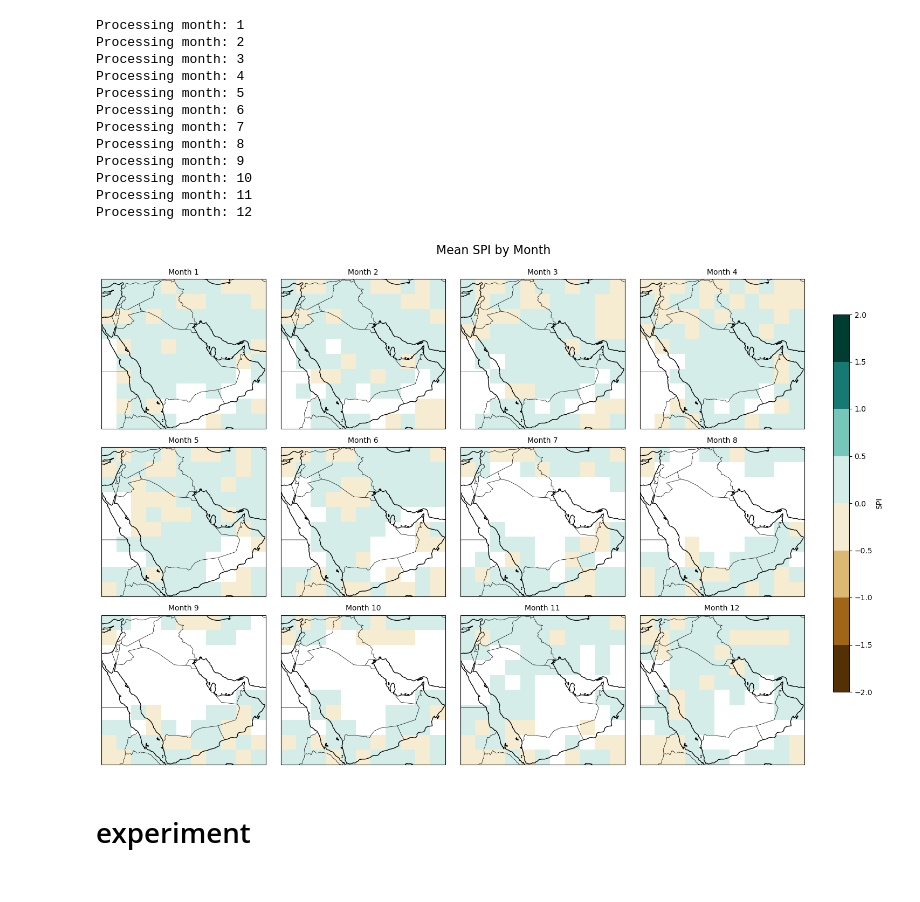
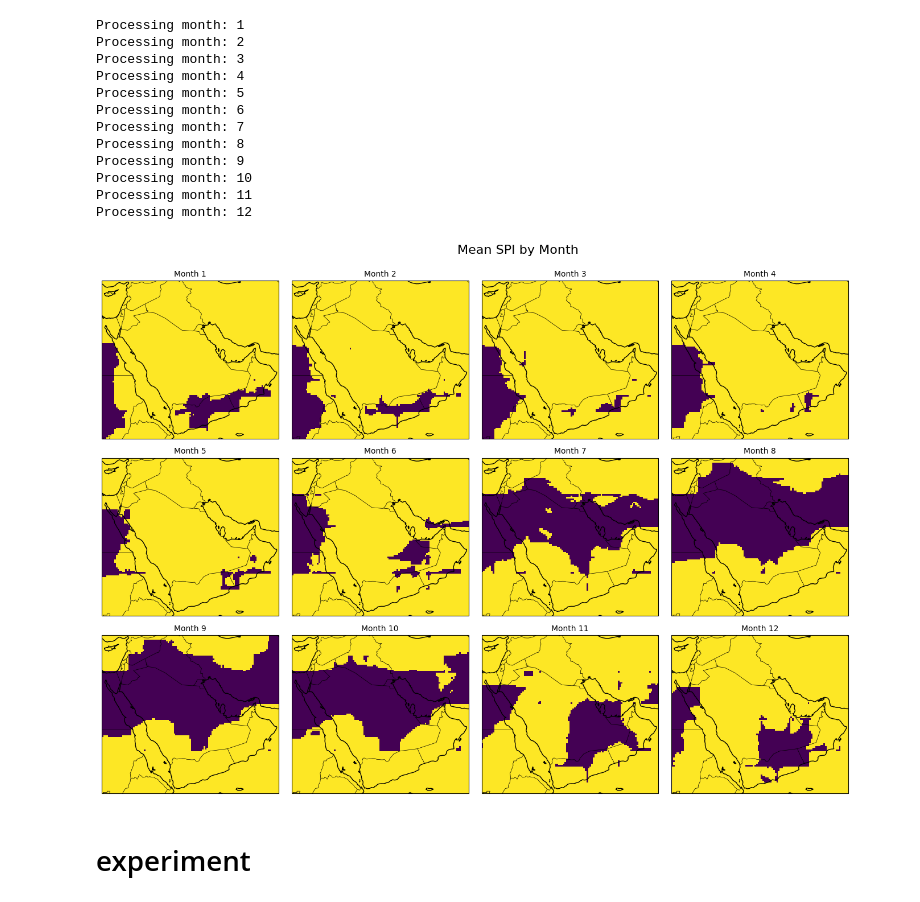
Before and after one commit to emileDesmaili/KAUSTgithub, a Jupyter notebook: custom_spi_3m_CMAP.ipynb, the cells around one changed output. Drawn from its saved outputs; the diff is of its cells as text; code cells hidden in the pictures.

```diff
--- a/custom_spi_3m_CMAP.ipynb
+++ b/custom_spi_3m_CMAP.ipynb
@@ -26,0 +46,11 @@ data = data.isel(T=slice(2, None))
+# %%
+target_grid = xr.open_dataset('data/spi03.nc', decode_times=True)
+
+#rename lat and lon to match the data
+target_grid = target_grid.rename({'latitude':'Y', 'longitude':'X'})
+target_grid = target_grid.sel(X = slice(32, 60), Y = slice(37, 12))
+
+#regrid the data
+data_regrid = data.regrid.linear(target_grid)
+#replace all negative values with 0
+data_regrid['precip'] = data_regrid['precip'].where(data_regrid['precip'] > 0, 0)
@@ -27,2 +62,6 @@ data = data.isel(T=slice(2, None))
+# %%
+#create variable that is the rolling sum of the past 3 months
+data_regrid['rolling_sum'] = data_regrid['precip'] + data_regrid['precip'].shift(T=1) + data_regrid['precip'].shift(T=2)
+data_regrid = data_regrid.isel(T=slice(2, None))
 # %%
 #count the number of negative values
@@ -30,15 +69,15 @@ print('Number of negative values:', data['rolling_sum'].where(data['rolling_sum'
 # %% [output]
 Number of negative values: 0
 # %%
-x_range = data['rolling_sum'].X.values
-y_range = data['rolling_sum'].Y.values
+x_range = data_regrid['rolling_sum'].X.values
+y_range = data_regrid['rolling_sum'].Y.values
 spi_list = []
 
 for month in range(1, 13):
     print(f"Processing month: {month}")
     #3month window modulo 12
     # months = [(month - i) % 12 if (month - i) % 12 != 0 else 12 for i in range(3)]
-    data_month = data['rolling_sum'].sel(T=data['T.month']==month)
+    data_month = data_regrid['rolling_sum'].sel(T=data_regrid['T.month']==month)
 
     T_size = len(data_month['T'])
     spi_storage = np.full((T_size, len(y_range), len(x_range)), np.nan)  # Pre-fill with NaNs
@@ -100,45 +139,47 @@ import matplotlib.pyplot as plt
 
 # Calculate monthly mean SPI
 spi_monthly_means = spi.groupby('T.month').mean(dim='T')
+#turn into boolean 1 if not nan, 0 if nan
+spi_monthly_means = spi_monthly_means.notnull().astype(int)
 
 # Create a faceted plot with Cartopy projection
 proj = ccrs.PlateCarree()
 fig, axes = plt.subplots(
     3, 4,  # 3 rows, 4 columns for the 12 months
     subplot_kw={'projection': proj},
     figsize=(15, 10)
 )
 axes = axes.flatten()
 
 # Loop through months and axes
 for i, (month, ax) in enumerate(zip(spi_monthly_means.month.values, axes)):
     ax.coastlines()
     ax.add_feature(cfeature.BORDERS, linewidth=0.5)
     ax.add_feature(cfeature.STATES, linewidth=0.3)
 
     # Plot mean SPI for the current month
     spi_monthly_means.sel(month=month).plot(
         ax=ax,
         transform=proj,
-        levels = [-2,-1.5,-1,-0.5,0,0.5,1,1.5,2],
-        cmap='BrBG',
+        #levels = [-2,-1.5,-1,-0.5,0,0.5,1,1.5,2],
+        #cmap='BrBG',
         add_colorbar=False,  # Disable individual colorbars
     )
     ax.set_title(f'Month {month}', fontsize=10)
 
-# Add a shared colorbar
-cbar_ax = fig.add_axes([0.92, 0.15, 0.02, 0.7])  # [left, bottom, width, height]
-plt.colorbar(
-    axes[0].collections[0],  # Use the first plot's QuadMesh for the colorbar
-    cax=cbar_ax,
-    label='SPI'
-)
+# # Add a shared colorbar
+# cbar_ax = fig.add_axes([0.92, 0.15, 0.02, 0.7])  # [left, bottom, width, height]
+# plt.colorbar(
+#     axes[0].collections[0],  # Use the first plot's QuadMesh for the colorbar
+#     cax=cbar_ax,
+#     label='SPI'
+# )
 
 # Adjust layout and add a title
 fig.tight_layout(rect=[0, 0, 0.9, 0.95])  # Make room for the shared colorbar
 plt.suptitle('Mean SPI by Month', fontsize=16)
 
 # Show the plot
 plt.show()
 # %% [output]
-[figure, old version]
+[figure, new version]
```
Also changed, not shown: parts of 11 cells of this notebook, 1 other file.
